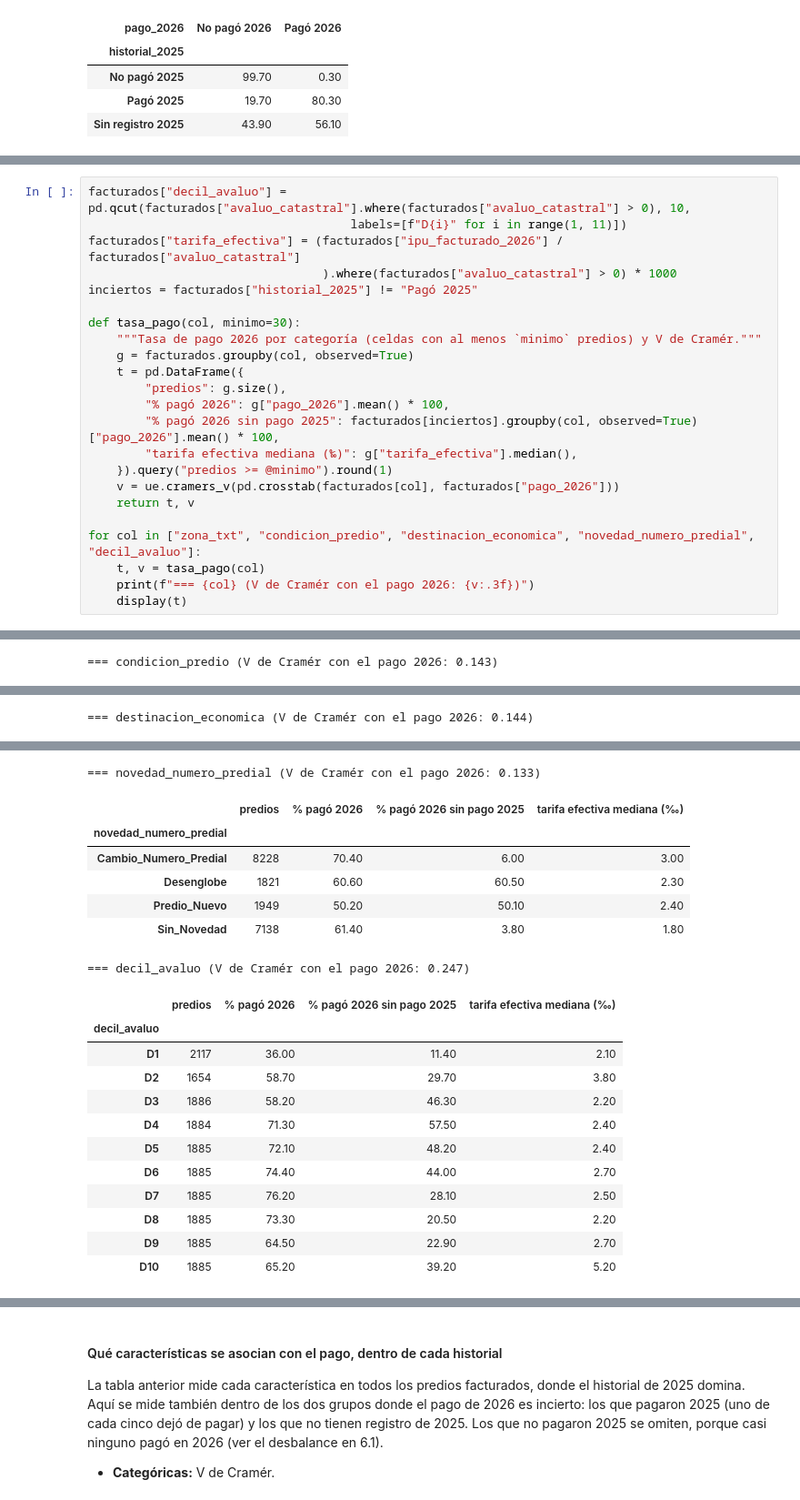
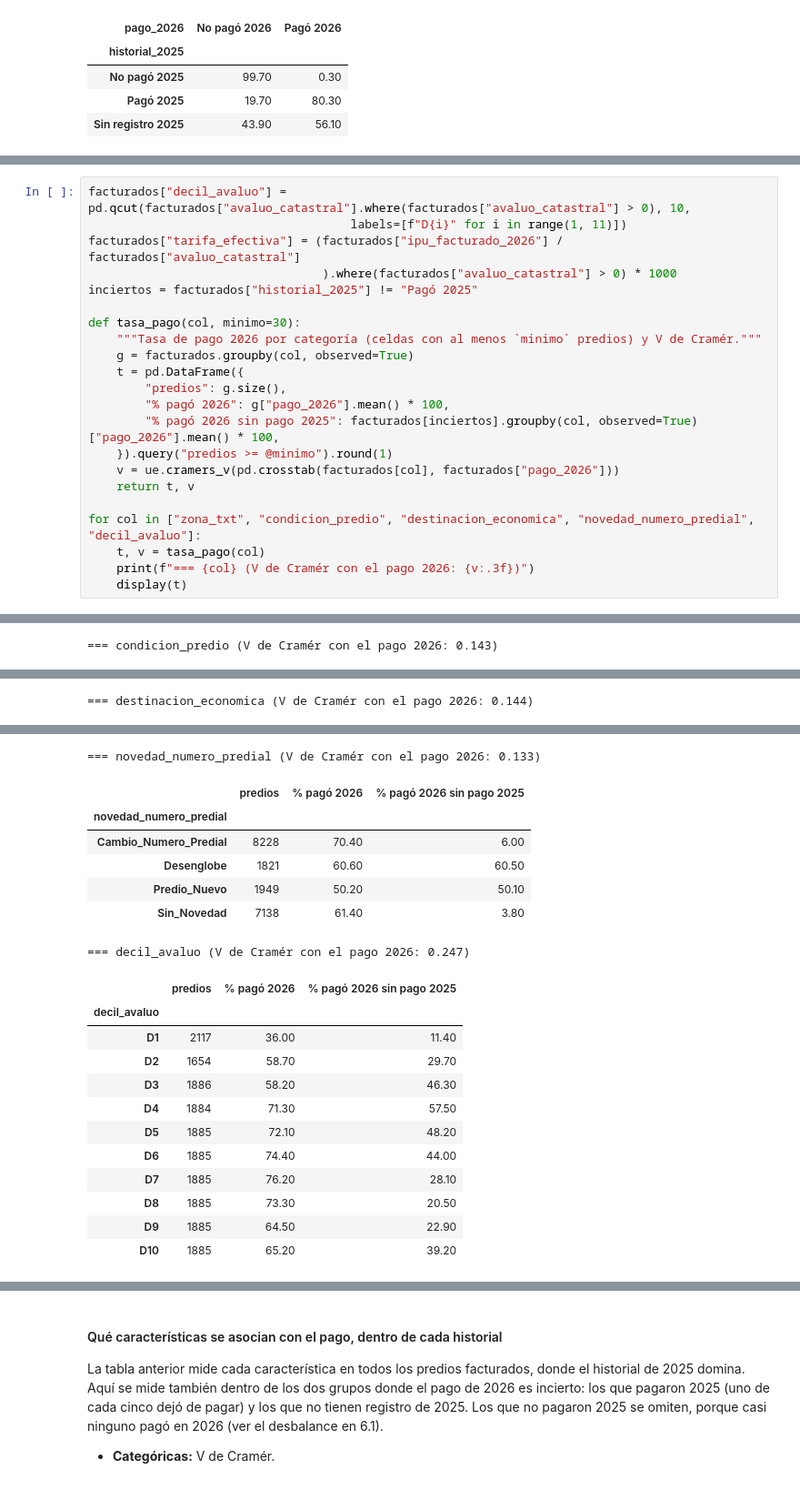
Before and after one commit to Danielfts/proyecto-MINE-ciencia-de-datos, a Jupyter notebook: entrega-2/notebooks/06-entendimiento-de-los-datos.ipynb, the cells around one changed output, grey strips where cells are left out. Shown at 91% size. Saved outputs shown, nothing was run; the diff lists cells and outputs as text.

```diff
--- a/entrega-2/notebooks/06-entendimiento-de-los-datos.ipynb
+++ b/entrega-2/notebooks/06-entendimiento-de-los-datos.ipynb
@@ -1273,7 +1273,6 @@ def tasa_pago(col, minimo=30):
         "predios": g.size(),
         "% pagó 2026": g["pago_2026"].mean() * 100,
         "% pagó 2026 sin pago 2025": facturados[inciertos].groupby(col, observed=True)["pago_2026"].mean() * 100,
-        "tarifa efectiva mediana (‰)": g["tarifa_efectiva"].median(),
     }).query("predios >= @minimo").round(1)
     v = ue.cramers_v(pd.crosstab(facturados[col], facturados["pago_2026"]))
     return t, v
@@ -1310,23 +1309,23 @@ for col in ["zona_txt", "condicion_predio", "destinacion_economica", "novedad_nu
 === novedad_numero_predial (V de Cramér con el pago 2026: 0.133)
-|  | predios | % pagó 2026 | % pagó 2026 sin pago 2025 | tarifa efectiva mediana (‰) |
-| novedad_numero_predial |  |  |  |  |
-| Cambio_Numero_Predial | 8228 | 70.40 | 6.00 | 3.00 |
-| Desenglobe | 1821 | 60.60 | 60.50 | 2.30 |
-| Predio_Nuevo | 1949 | 50.20 | 50.10 | 2.40 |
-| Sin_Novedad | 7138 | 61.40 | 3.80 | 1.80 |
+|  | predios | % pagó 2026 | % pagó 2026 sin pago 2025 |
+| novedad_numero_predial |  |  |  |
+| Cambio_Numero_Predial | 8228 | 70.40 | 6.00 |
+| Desenglobe | 1821 | 60.60 | 60.50 |
+| Predio_Nuevo | 1949 | 50.20 | 50.10 |
+| Sin_Novedad | 7138 | 61.40 | 3.80 |
 === decil_avaluo (V de Cramér con el pago 2026: 0.247)
-|  | predios | % pagó 2026 | % pagó 2026 sin pago 2025 | tarifa efectiva mediana (‰) |
-| decil_avaluo |  |  |  |  |
-| D1 | 2117 | 36.00 | 11.40 | 2.10 |
-| D2 | 1654 | 58.70 | 29.70 | 3.80 |
-| D3 | 1886 | 58.20 | 46.30 | 2.20 |
-| D4 | 1884 | 71.30 | 57.50 | 2.40 |
-| D5 | 1885 | 72.10 | 48.20 | 2.40 |
-| D6 | 1885 | 74.40 | 44.00 | 2.70 |
-| D7 | 1885 | 76.20 | 28.10 | 2.50 |
-| D8 | 1885 | 73.30 | 20.50 | 2.20 |
-| D9 | 1885 | 64.50 | 22.90 | 2.70 |
-| D10 | 1885 | 65.20 | 39.20 | 5.20 |
+|  | predios | % pagó 2026 | % pagó 2026 sin pago 2025 |
+| decil_avaluo |  |  |  |
+| D1 | 2117 | 36.00 | 11.40 |
+| D2 | 1654 | 58.70 | 29.70 |
+| D3 | 1886 | 58.20 | 46.30 |
+| D4 | 1884 | 71.30 | 57.50 |
+| D5 | 1885 | 72.10 | 48.20 |
+| D6 | 1885 | 74.40 | 44.00 |
+| D7 | 1885 | 76.20 | 28.10 |
+| D8 | 1885 | 73.30 | 20.50 |
+| D9 | 1885 | 64.50 | 22.90 |
+| D10 | 1885 | 65.20 | 39.20 |
 # %% [markdown]
 **Interpretación.** Se rechaza $H_0$ (p < 0,001), con un efecto grande (V de Cramér = 0,57). Pagó en 2026 el 80,3 % de quienes pagaron en 2025 y solo el 0,3 % de quienes no; sin registro de 2025, el 56,1 %. El historial separa casi por completo a los que no pagan, y la incertidumbre queda en dos grupos: los que pagaron en 2025 (uno de cada cinco dejó de pagar) y los que no tienen registro.
 
```
Also changed, not shown: parts of 6 cells of this notebook, 6 other files.
